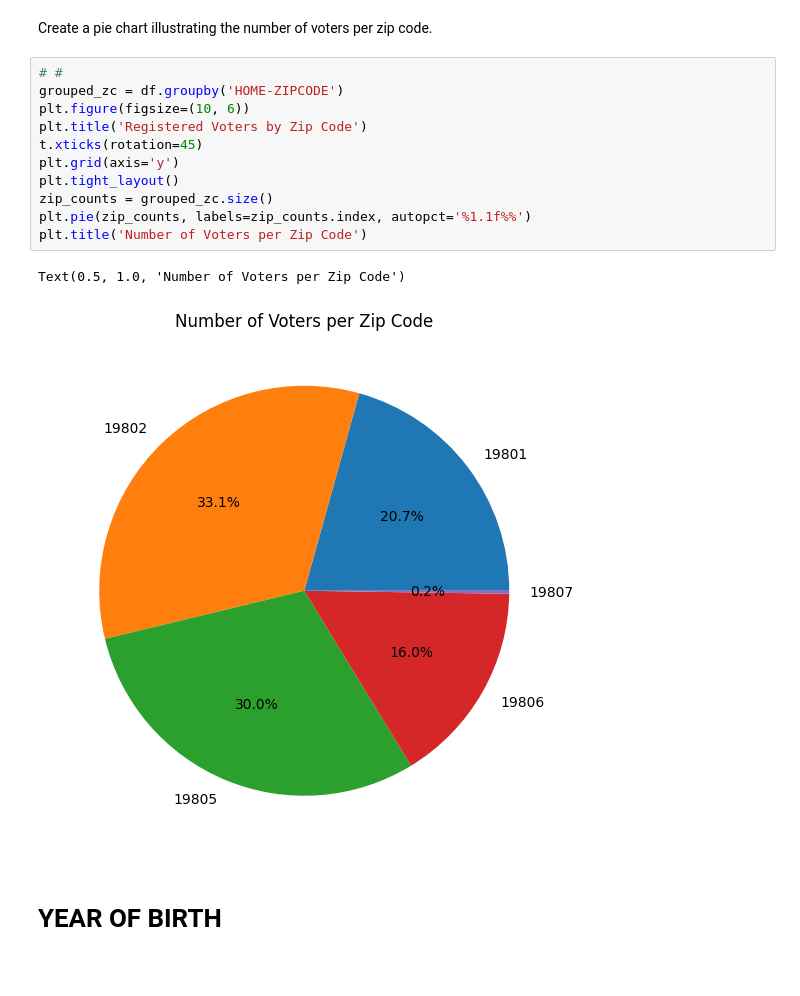
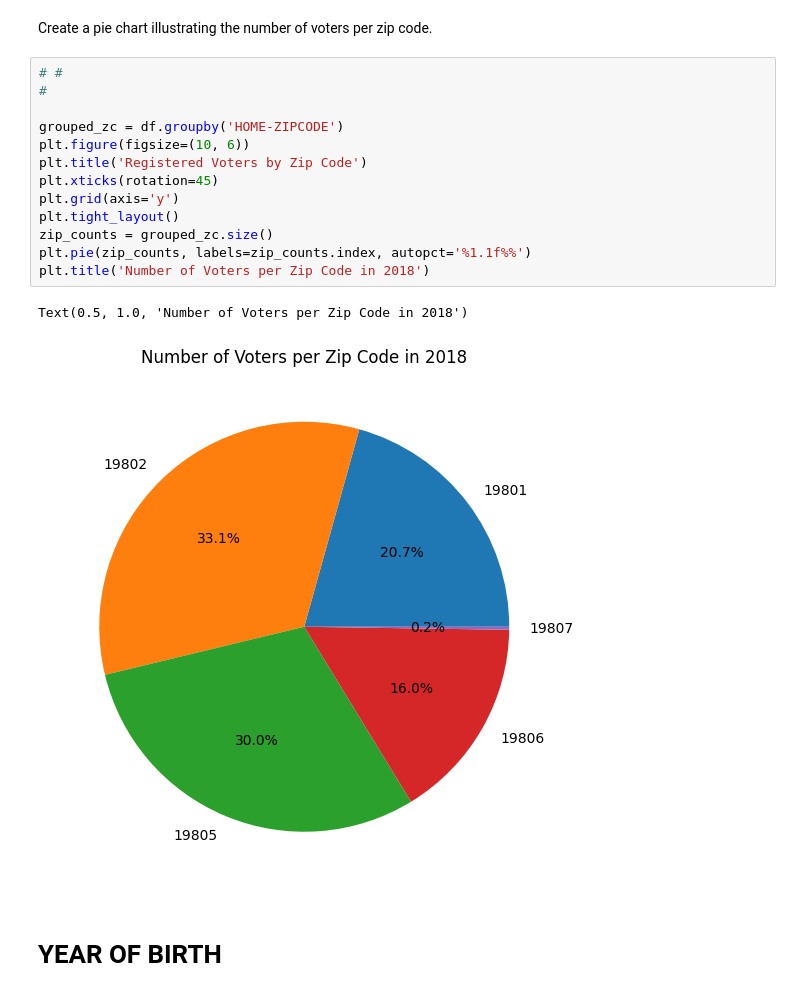
Before and after one commit to IaraKrasnoff/Week5JupyterNotebooks, a Jupyter notebook: RegisteredVotersFileWilmingtonDE/wilmington_de_registered_voters.ipynb, the cells around one changed output. Drawn from its saved outputs; the diff is of its cells as text.

```diff
--- a/RegisteredVotersFileWilmingtonDE/wilmington_de_registered_voters.ipynb
+++ b/RegisteredVotersFileWilmingtonDE/wilmington_de_registered_voters.ipynb
@@ -95,18 +95,20 @@ import matplotlib.pyplot as plt
 Create a pie chart illustrating the number of voters per zip code.
 # %%
 # #
+#
+
 grouped_zc = df.groupby('HOME-ZIPCODE')
 plt.figure(figsize=(10, 6))
 plt.title('Registered Voters by Zip Code')
-t.xticks(rotation=45)
+plt.xticks(rotation=45)
 plt.grid(axis='y')
 plt.tight_layout()
 zip_counts = grouped_zc.size()
 plt.pie(zip_counts, labels=zip_counts.index, autopct='%1.1f%%')
-plt.title('Number of Voters per Zip Code')
+plt.title('Number of Voters per Zip Code in 2018')
 # %% [output]
-Text(0.5, 1.0, 'Number of Voters per Zip Code')
+Text(0.5, 1.0, 'Number of Voters per Zip Code in 2018')
-[figure, old version]
+[figure, new version]
 # %% [markdown]
 # YEAR OF BIRTH
 # %% [markdown]
```
